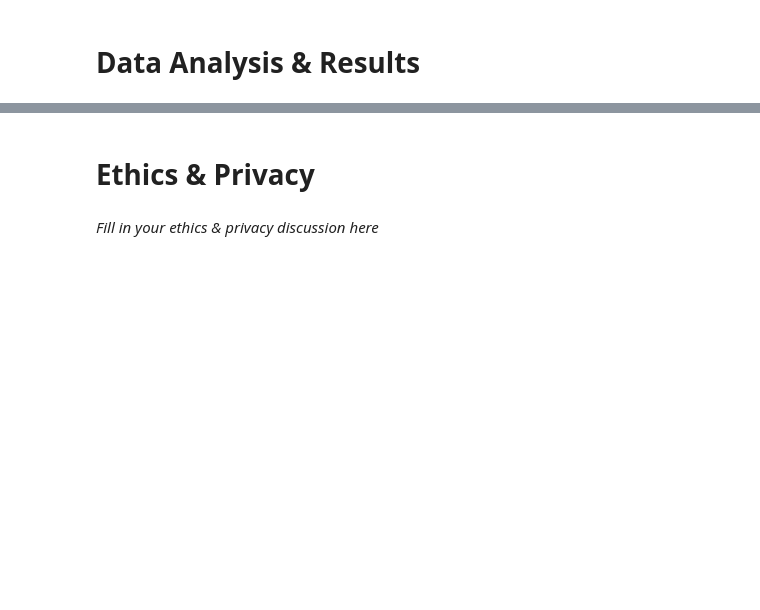
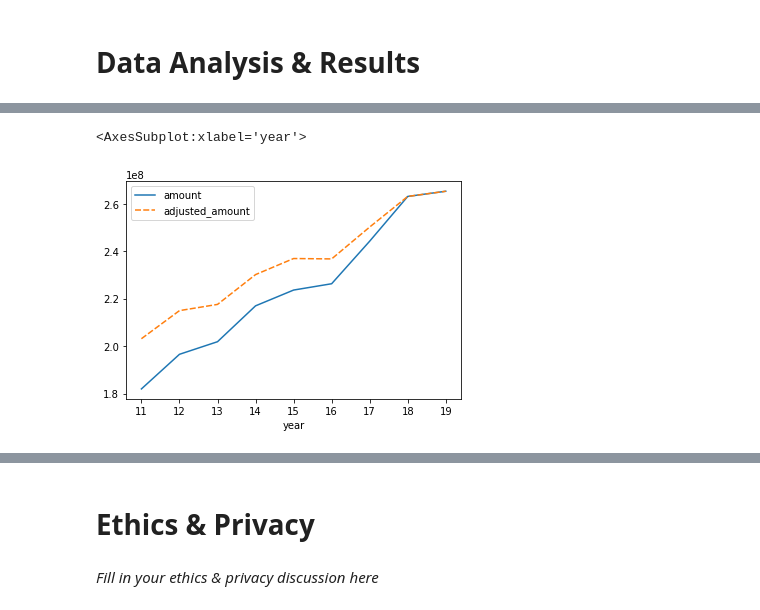
Before and after one commit to mikeheheda/Projects, a Jupyter notebook: Option2_Individual/FinalProject_GH.ipynb, the cells around one changed output, grey strips where cells are left out. Drawn from its saved outputs; the diff is of its cells as text; code cells hidden in the pictures; blank space fills up the shorter version.

```diff
--- a/Option2_Individual/FinalProject_GH.ipynb
+++ b/Option2_Individual/FinalProject_GH.ipynb
@@ -102,0 +144,12 @@ I am extracting the names and identifiers of nearby hotels and restaurants for l
+# %%
+#First trim the data in the json file for easy transformation
+for feat in park_loc['features']:
+    del feat['type']
+    del feat['geometry']
+
+#Transform the json file to dataframe
+df_park = pd.DataFrame.from_dict(park_loc['features'])
+df_park = df_park['properties'].apply(pd.Series)
+
+#Have a glimpse
+df_park
@@ -126,0 +227,6 @@ Before moving on, there is a little more cleaning to do. Since I am looking at o
+# %%
+#Apply business_search()
+df_park['business_ids'] = df_park.apply(business_search, axis = 1)
+
+#Have a look
+df_park
@@ -127,14 +249,13 @@ Before moving on, there is a little more cleaning to do. Since I am looking at o
 # %%
-#Merge all the businesses into a list
+#First, merge all the businesses into a list
 b_list = []
-for i in range(1,len(df_park_sample)):
-    b_list += df_park_sample['business_ids'][i]
-print('number of results returned from the search: ' + str(len(b_list)))
+for i in range(1,len(df_park)):
+    b_list += df_park['business_ids'][i]
+print('The number of results returned from the search: ' + str(len(b_list)))
 
-#Eliminate the repetition in the business ID list
+#Eliminate any repetition in the business ID list
 bus_id_lst = []
 for ind in b_list:
     if ind not in bus_id_lst:
         bus_id_lst.append(ind)
-print('number of unique businesses in the result: ' + str(len(bus_id_lst)))
-print(bus_id_lst)
+print('The actual number of hotels in the result: ' + str(len(bus_id_lst)))
@@ -191,0 +330,11 @@ Include cells that describe the steps in your data analysis.
+# %%
+#Add a new column to df_budget that adjusts the dollar amount to inflation
+df_budget['adjusted_amount'] = np.nan
+for i in range(11,19):
+    df_budget['adjusted_amount'][i] = cpi.inflate(df_budget['amount'][i], i+2000)
+
+#because 2019 CPI is not yet included in the database, it will not be adjusted
+df_budget['adjusted_amount'][19] = df_budget['amount'][19]
+
+#take a look at the new table
+df_budget
@@ -191,0 +353,6 @@ Include cells that describe the steps in your data analysis.
+# %%
+#unadjusted(solid) vs adjusted(dash) budget visualized
+sns.lineplot(data = df_budget)
+# %% [output]
+<AxesSubplot:xlabel='year'>
+[figure, added]
```
Also changed, not shown: parts of 55 cells of this notebook.
